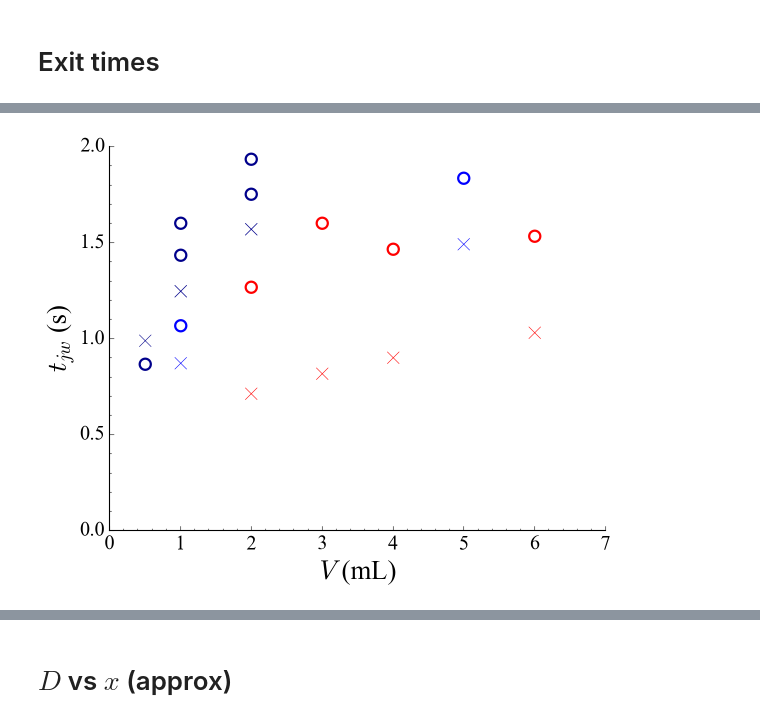
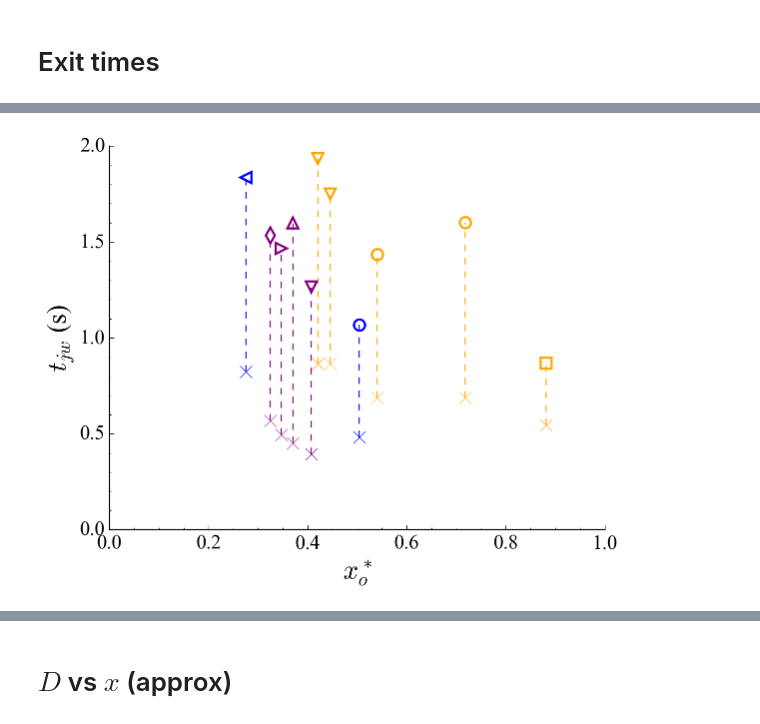
Before and after one commit to loganjt/DropletJumpWedge, a Jupyter notebook: Repos_Data/plotter_notebook.ipynb, the cells around one changed output, grey strips where cells are left out. Saved outputs shown, nothing was run; the diff lists cells and outputs as text; code cells hidden in the pictures.

```diff
--- a/Repos_Data/plotter_notebook.ipynb
+++ b/Repos_Data/plotter_notebook.ipynb
@@ -377,11 +615,13 @@ Energy model dependent on volume can be computed. Shown below. Not linear, hm.
 # %%
 def exit_time_plots(data,meta):
     exit_times = {}
+    theo_time = {}
     distance2exit = {}
     for key in data:
         R = ((3000*meta[key]['Volume'])/(4*math.pi))**(1/3)
         sin_angl = math.sin((meta[key]['Angle']/2)*(math.pi/180))
         x_max_theo = (R/sin_angl)
+        theo_time[key] = (R/1000)*(1000/(0.072*9.81))**(1/4)*(1/(-2*math.cos(155*math.pi/180)*sin_angl))
 
         if np.max(data[key]['average'])>x_max_theo:
             i = np.min(np.where(data[key]['average']>=x_max_theo))
@@ -393,6 +633,8 @@ def exit_time_plots(data,meta):
     fig2 = plt.figure(facecolor='white')
     fig3 = plt.figure(facecolor='white')
     fig4 = plt.figure(facecolor='white')
+    fig5 = plt.figure(facecolor='white')
+    fig6 = plt.figure(facecolor='white')
     #fig2.set_figheight(30)
     #fig2.set_figwidth(15)
     e_times = [element for key,element in exit_times.items()]
@@ -402,7 +644,13 @@ def exit_time_plots(data,meta):
     scalarMap = cmx.ScalarMappable(norm=cNorm, cmap=colormap)
     i = 0
     for key in exit_times:
-        t_theo = ((3*meta[key]['Volume']*10**-6)/(4*math.pi))**(1/3)*(1000/(0.072*9.81))**(1/4)*(1/math.sin((meta[key]['Angle']/2)*math.pi/180))
+        Ulim = (0.072*9.81/1000)**(1/4)*(-2)*math.cos(2.705)
+        R = ((3000*meta[key]['Volume'])/(4*math.pi))**(1/3)
+        sin_angl = math.sin((meta[key]['Angle']/2)*(math.pi/180))
+        x_max_theo = (R/sin_angl)-R
+        dx = x_max_theo - data[key]['back'][0]
+        t_theo2 = dx/(Ulim*1000)
+        t_theo = (((3*meta[key]['Volume']*(10**-6))/(4*math.pi))**(1/3))*((1000/(0.072*9.81))**(1/4))*(1/(-2*math.cos(2.705)*(math.sin((meta[key]['Angle']/2)*math.pi/180))))
         #if meta[key]['Volume']== 0.5:
         #    colorVal = 'red'
         #elif meta[key]['Volume']== 1.0:
@@ -419,51 +667,83 @@ def exit_time_plots(data,meta):
         #    colorVal = 'black'
         #elif meta[key]['Volume']== 10.0:
          #   colorVal = 'orange'
-
+        if meta[key]['Volume']== 0.5:
+            style = 's'
+        elif meta[key]['Volume']== 1.0:
+            style = 'o'
+        elif meta[key]['Volume']== 2.0:
+            style = 'v'
+        elif meta[key]['Volume']== 3.0:
+            style = '^'
+        elif meta[key]['Volume']== 4.0:
+            style = '>'
+        elif meta[key]['Volume']== 5.0:
+            style = '<'
+        elif meta[key]['Volume']== 6.0:
+            style = 'd'
+        elif meta[key]['Volume']== 10.0:
+            style = 'D'
         if meta[key]['Angle']== 2.0:
             colorVal = 'red'
         elif meta[key]['Angle']== 1.2:
             colorVal = 'cyan'
         elif meta[key]['Angle']== 3.5:
-            colorVal = 'darkblue'
+            colorVal = 'orange'
         elif meta[key]['Angle']== 4.0:
             colorVal = 'green'
         elif meta[key]['Angle']== 5.0:
             colorVal = 'blue'
         elif meta[key]['Angle']== 7.7:
-            colorVal = 'red'
+            colorVal = 'purple'
         ax1 = fig1.add_subplot(1,1,1)
-        ax1.plot(xi_norm[key],exit_times[key],c=colorVal,marker='o',markersize=10,fillstyle='none',markeredgewidth=2)
-        ax1.plot(xi_norm[key],t_theo,c=colorVal,marker='x',markersize=11)
+        ax1.plot(xi_norm[key],exit_times[key],c=colorVal,marker=style,markersize=10,fillstyle='none',markeredgewidth=2)
+        #ax1.plot(xi_norm[key],t_theo,c=colorVal,marker='x',markersize=11)
         ax1.set_xbound([0,1])
         ax1.set_ybound([0,2])
-        legend = basic_plot_format(ax1,r'$x_i^*$',r'$t_{jw}$ (s)',False,False,False)
 
-        ax2 = fig2.add_subplot(1,1,1)
-        ax2.plot(meta[key]['Volume'],exit_times[key],c=colorVal,marker='o',markersize=10,fillstyle='none',markeredgewidth=2)
-        ax2.plot(meta[key]['Volume'],t_theo,c=colorVal,marker='x',markersize=11)
-        ax2.set_xbound([0,7])
-        ax2.set_ybound([0,2])
-        legend = basic_plot_format(ax2,r'$V$ (mL)',r'$t_{jw}$ (s)',False,False,False)
+        legend = basic_plot_format(ax1,r'$x_o^*$',r'$t_{jw}$ (s)',False,False,False)
+        ax1 = fig5.add_subplot(1,1,1)
+        ax1.plot(xi_norm[key],exit_times[key],c=colorVal,marker=style,markersize=10,fillstyle='none',markeredgewidth=2)
+        ax1.plot(xi_norm[key],t_theo,c=colorVal,marker='x',markersize=11)
+        ax1.plot([xi_norm[key],xi_norm[key]],[t_theo,exit_times[key]],c=colorVal,linestyle='--')
+        ax1.set_xbound([0,1])
+        ax1.set_ybound([0,2])
+        legend = basic_plot_format(ax1,r'$x_o^*$',r'$t_{jw}$ (s)',False,False,False)
 
-        ax3 = fig3.add_subplot(1,1,1)
-        ax3.plot(meta[key]['Angle']/2,exit_times[key],c=colorVal,marker='o',markersize=10,fillstyle='none',markeredgewidth=2)
-        ax3.plot(meta[key]['Angle']/2,t_theo,c=colorVal,marker='x',markersize=11)
-        ax3.set_xbound([0,4])
-        ax3.set_ybound([0,2])
-        legend = basic_plot_format(ax3,r'$\alpha$ ($^{\circ}$)',r'$t_{jw}$ (s)',False,False,False)
+        #ax2 = fig2.add_subplot(1,1,1)
+        #ax2.plot(meta[key]['Volume'],exit_times[key],c=colorVal,marker=style,markersize=10,fillstyle='none',markeredgewidth=2)
+        #ax2.plot(meta[key]['Volume'],t_theo,c=colorVal,marker='x',markersize=11)
+        #ax2.set_xbound([0,7])
+        #ax2.set_ybound([0,2])
+        #legend = basic_plot_format(ax2,r'$V$ (mL)',r'$t_{jw}$ (s)',False,False,False)
 
-        ax4 = fig4.add_subplot(1,1,1)
-        ax4.plot(meta[key]['IL'],exit_times[key],c=colorVal,marker='o',markersize=10,fillstyle='none',markeredgewidth=2)
-        ax4.plot(meta[key]['IL'],t_theo,c=colorVal,marker='x',markersize=11)
-        ax4.set_ybound([0,2])
-        ax4.set_xbound([0,160])
-        legend = basic_plot_format(ax4,r'$x_o$ (mm)',r'$t_{jw}$ (s)',False,False,False)
+        #ax3 = fig3.add_subplot(1,1,1)
+        #ax3.plot(meta[key]['Angle']/2,exit_times[key],c=colorVal,marker=style,markersize=10,fillstyle='none',markeredgewidth=2)
+        #ax3.plot(meta[key]['Angle']/2,t_theo,c=colorVal,marker='x',markersize=11)
+        #ax3.set_xbound([0,4])
+        #ax3.set_ybound([0,2])
+        #legend = basic_plot_format(ax3,r'$\alpha$ ($^{\circ}$)',r'$t_{jw}$ (s)',False,False,False)
 
+        #ax4 = fig4.add_subplot(1,1,1)
+        #ax4.plot(meta[key]['IL'],exit_times[key],c=colorVal,marker=style,markersize=10,fillstyle='none',markeredgewidth=2)
+        #ax4.plot(meta[key]['IL'],t_theo,c=colorVal,marker='x',markersize=11)
+        #ax4.set_ybound([0,2])
+        #ax4.set_xbound([0,160])
+        #legend = basic_plot_format(ax4,r'$x_o$ (mm)',r'$t_{jw}$ (s)',False,False,False)
+
+        ax6 = fig6.add_subplot(1,1,1)
+        ax6.plot(xi_norm[key],exit_times[key]-t_theo2,label=key,c=colorVal,marker=style,markersize=10,fillstyle='none',markeredgewidth=2)
+        #ax1.plot(xi_norm[key],t_theo,c=colorVal,marker='x',markersize=11)
+        ax6.set_xbound([0,1])
+        legend = basic_plot_format(ax6,r'$x^*_o$',r'$t_{dif}$ (s)',False,False,False)
+        #ax6.set_ybound([0,2])
         i=i+1
     plt.show()
     fig1.savefig('Figures/exittimesplot.png',dpi=400, bbox_inches='tight')
-    fig1.savefig('Y:/Publications and Presentations/ASGSR_2017_DropJumpWedge/Figures/exittimesplot.png',transparent=True,dpi=600, bbox_inches='tight')
+    fig1.savefig('Y:/Publications and Presentations/ASGSR_2017_DropJumpWedge/Figures/Plots/TJWvXo.png',transparent=True,dpi=600, bbox_inches='tight')
+    fig5.savefig('Y:/Publications and Presentations/ASGSR_2017_DropJumpWedge/Figures/Plots/TJWvXo_wPred.png',transparent=True,dpi=600, bbox_inches='tight')
+    fig6.savefig('Y:/Publications and Presentations/ASGSR_2017_DropJumpWedge/Figures/Plots/TJWvXo_Dif.png',transparent=True,dpi=600, bbox_inches='tight')
+
     return exit_times
 exit_times = exit_time_plots(data,meta)
 # %% [output]
@@ -471 +754 @@ exit_times = exit_time_plots(data,meta)
-[figure, old version]
+[figure, new version]
```
Also changed, not shown: parts of 12 cells of this notebook, 4 other files.
